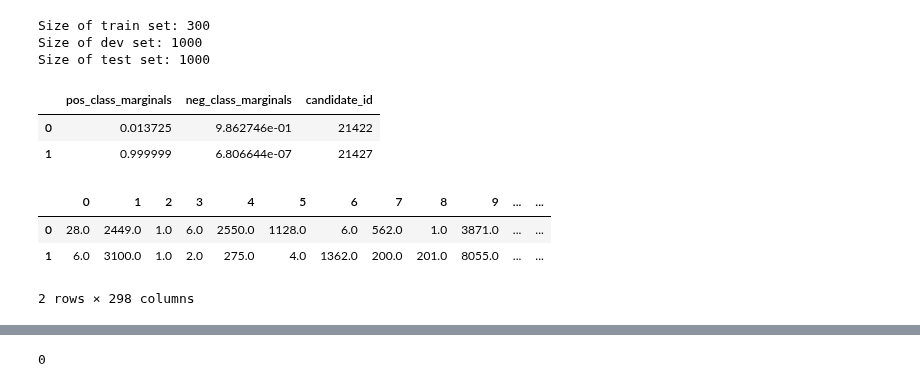
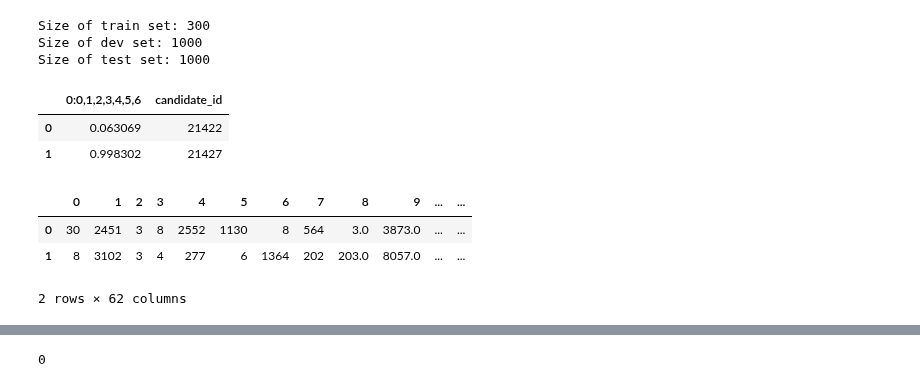
Before and after one commit to greenelab/snorkeling, a Jupyter notebook: disease_gene/disease_associates_gene/literature_models/coco_score/coco_score.ipynb, the cells around one changed output, grey strips where cells are left out. Cells and saved outputs as stored; diff of their text form; code cells hidden in the pictures.

```diff
--- a/disease_gene/disease_associates_gene/literature_models/coco_score/coco_score.ipynb
+++ b/disease_gene/disease_associates_gene/literature_models/coco_score/coco_score.ipynb
@@ -81,17 +45,17 @@ Size of train set: 300
 Size of dev set: 1000
 Size of test set: 1000
 # %%
-distant_supervision_marginals = pd.read_table("../../label_sampling_experiment/results/DaG/marginals/baseline_marginals.tsv.xz")
+distant_supervision_marginals = pd.read_csv("input/baseline_sampled.tsv.xz", sep="\t")
 distant_supervision_marginals.head(2)
 # %% [output]
-|  | pos_class_marginals | neg_class_marginals | candidate_id |
-| 0 | 0.013725 | 9.862746e-01 | 21422 |
-| 1 | 0.999999 | 6.806644e-07 | 21427 |
+|  | 0:0,1,2,3,4,5,6 | candidate_id |
+| 0 | 0.063069 | 21422 |
+| 1 | 0.998302 | 21427 |
 # %%
-all_embedded_dg_df = pd.read_table("../../word_vector_experiment/results/all_embedded_dg_sentences.tsv.xz")
+all_embedded_dg_df = pd.read_csv("input/all_embedded_dg_sentences.tsv.xz", sep="\t")
 all_embedded_dg_df.head(2)
 # %% [output]
 |  | 0 | 1 | 2 | 3 | 4 | 5 | 6 | 7 | 8 | 9 | ... | ... |
-| 0 | 28.0 | 2449.0 | 1.0 | 6.0 | 2550.0 | 1128.0 | 6.0 | 562.0 | 1.0 | 3871.0 | ... | ... |
-| 1 | 6.0 | 3100.0 | 1.0 | 2.0 | 275.0 | 4.0 | 1362.0 | 200.0 | 201.0 | 8055.0 | ... | ... |
+| 0 | 30 | 2451 | 3 | 8 | 2552 | 1130 | 8 | 564 | 3.0 | 3873.0 | ... | ... |
+| 1 | 8 | 3102 | 3 | 4 | 277 | 6 | 1364 | 202 | 203.0 | 8057.0 | ... | ... |
-2 rows × 298 columns
+2 rows × 62 columns
```
Also changed, not shown: parts of 36 cells of this notebook, 12 other files.
